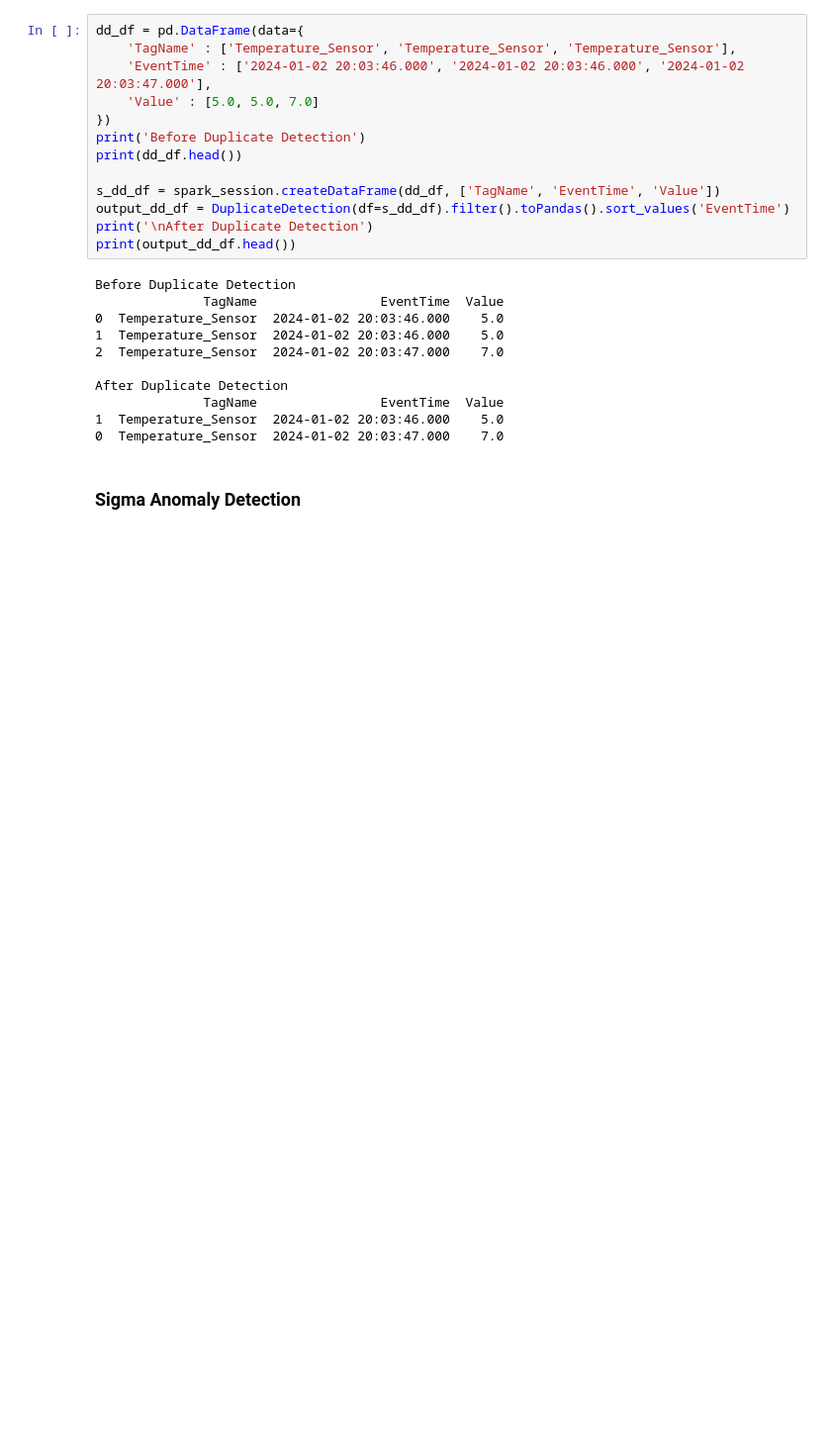
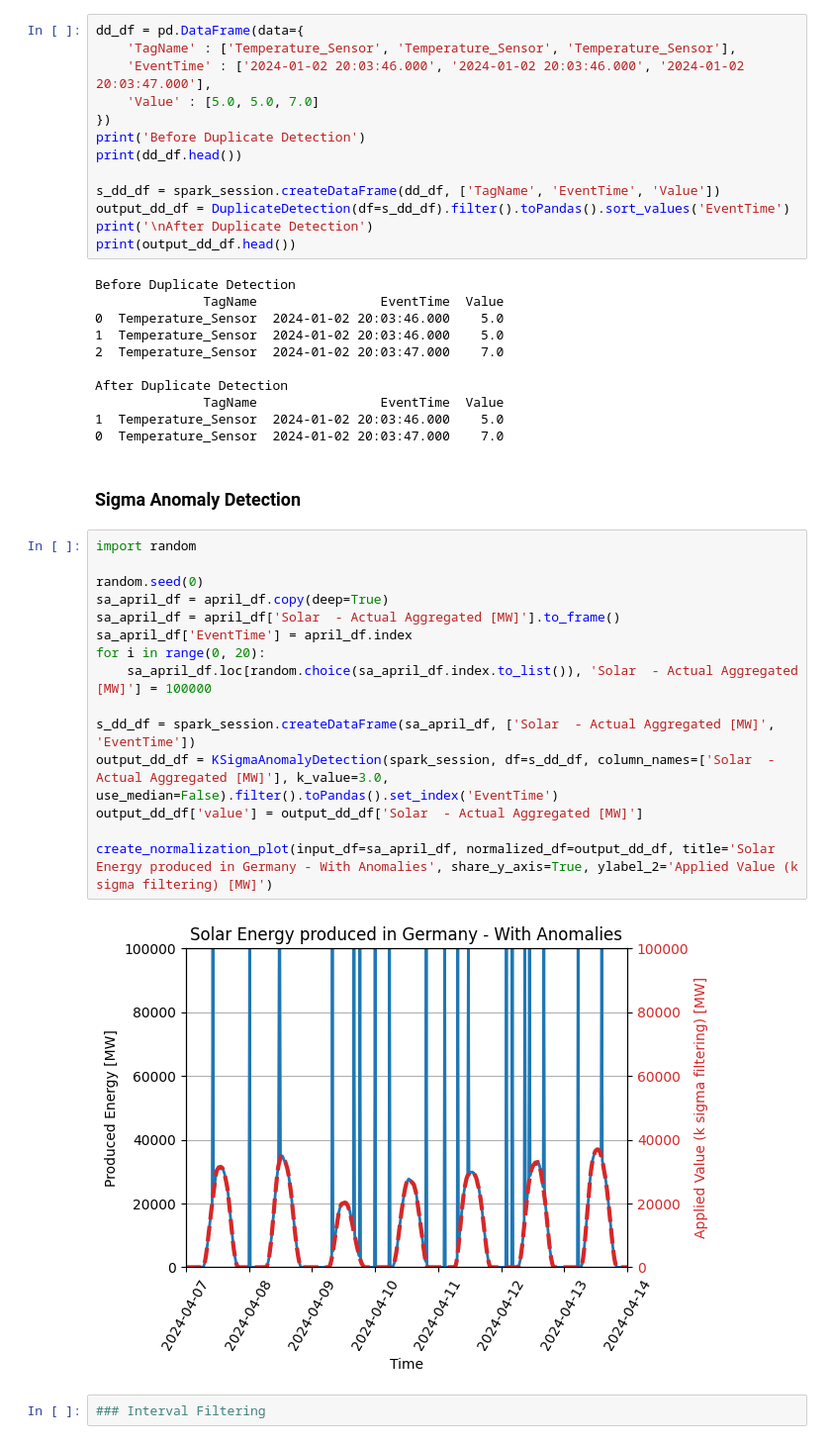
Before and after one commit to rtdip/core, a Jupyter notebook: notebook/showcase_notebook.ipynb, the cells around one changed output. Shown at 99% size. Cells and saved outputs as stored; diff of their text form; blank space fills up the shorter version.

```diff
--- a/notebook/showcase_notebook.ipynb
+++ b/notebook/showcase_notebook.ipynb
@@ -123,3 +121,22 @@ After Duplicate Detection
 0  Temperature_Sensor  2024-01-02 20:03:47.000    7.0
 # %% [markdown]
 ### Sigma Anomaly Detection
+# %%
+import random
+
+random.seed(0)
+sa_april_df = april_df.copy(deep=True)
+sa_april_df = april_df['Solar  - Actual Aggregated [MW]'].to_frame()
+sa_april_df['EventTime'] = april_df.index
+for i in range(0, 20):
+    sa_april_df.loc[random.choice(sa_april_df.index.to_list()), 'Solar  - Actual Aggregated [MW]'] = 100000
+
+s_dd_df = spark_session.createDataFrame(sa_april_df, ['Solar  - Actual Aggregated [MW]', 'EventTime'])
+output_dd_df = KSigmaAnomalyDetection(spark_session, df=s_dd_df, column_names=['Solar  - Actual Aggregated [MW]'], k_value=3.0, use_median=False).filter().toPandas().set_index('EventTime')
+output_dd_df['value'] = output_dd_df['Solar  - Actual Aggregated [MW]']
+
+create_normalization_plot(input_df=sa_april_df, normalized_df=output_dd_df, title='Solar Energy produced in Germany - With Anomalies', share_y_axis=True, ylabel_2='Applied Value (k sigma filtering) [MW]')
+# %% [output]
+[figure, added]
+# %%
+### Interval Filtering
```
Also changed, not shown: parts of 4 cells of this notebook.
